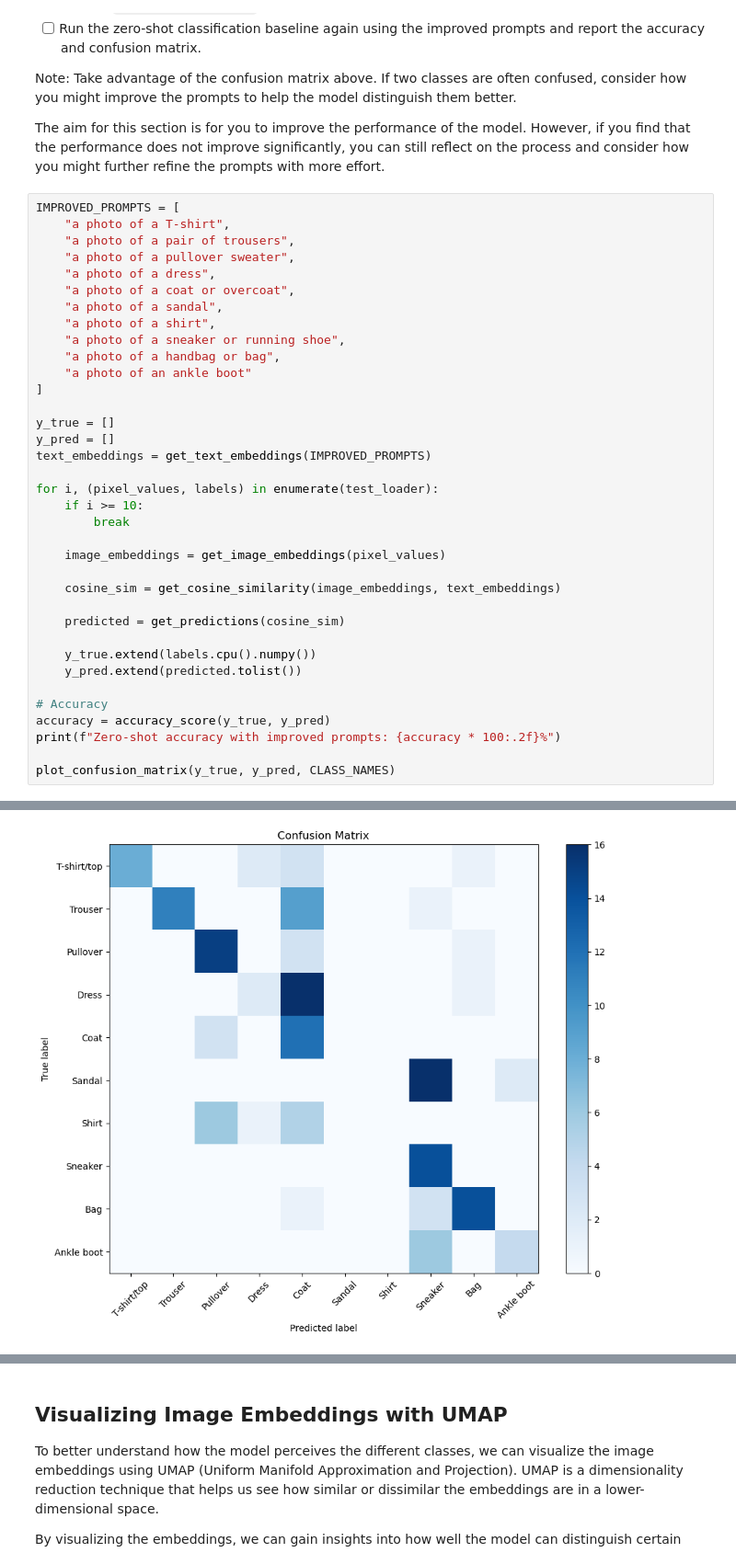
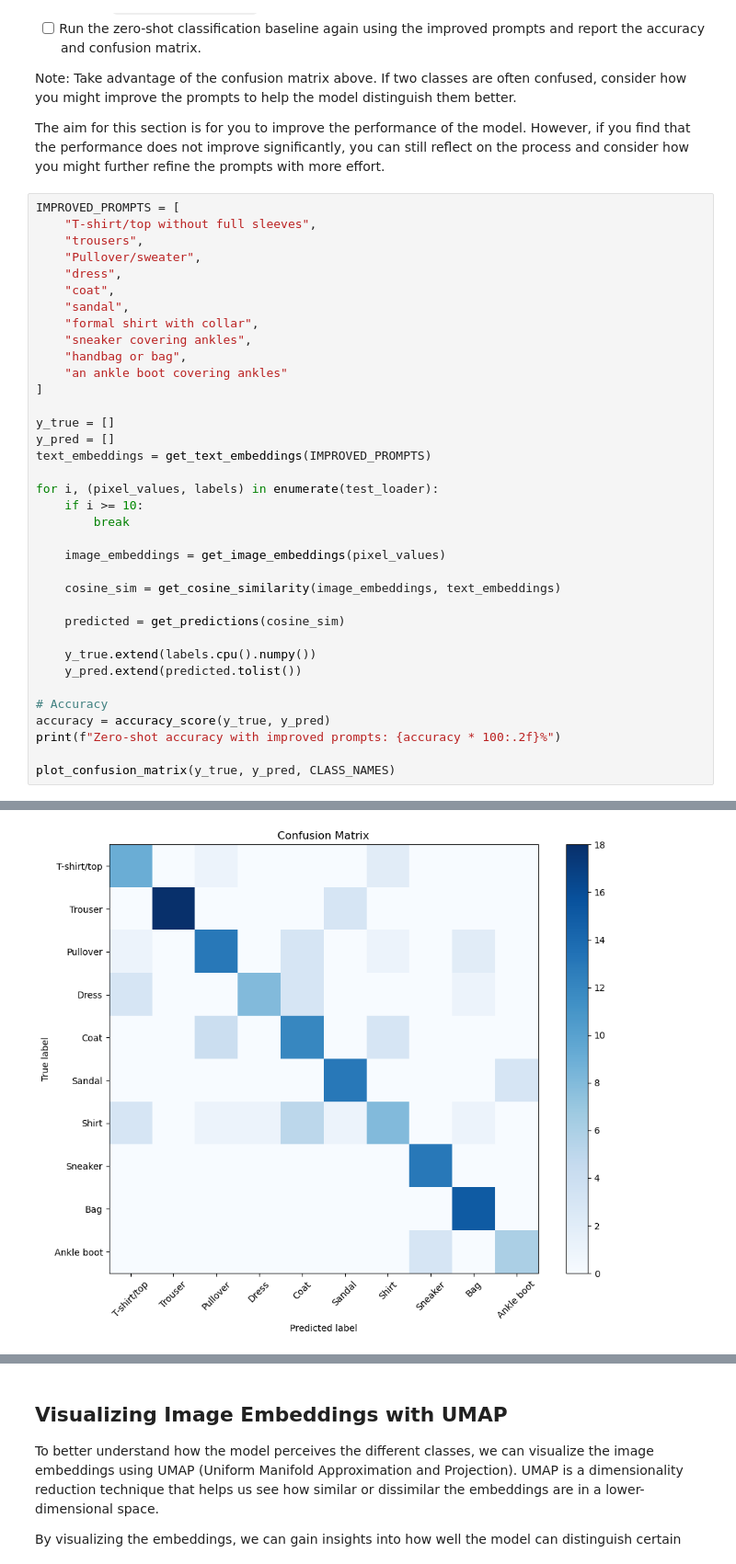
Before and after one commit to reachsneha02/deep_learning, a Jupyter notebook: 02_activities/assignments/assignment_2.ipynb, the cells around one changed output, grey strips where cells are left out. Shown at 92% size. Drawn from its saved outputs; the diff is of its cells as text.

```diff
--- a/02_activities/assignments/assignment_2.ipynb
+++ b/02_activities/assignments/assignment_2.ipynb
@@ -298,16 +298,16 @@ Note: Take advantage of the confusion matrix above. If two classes are often con
 The aim for this section is for you to improve the performance of the model. However, if you find that the performance does not improve significantly, you can still reflect on the process and consider how you might further refine the prompts with more effort.
 # %%
 IMPROVED_PROMPTS = [
-    "a photo of a T-shirt",
-    "a photo of a pair of trousers",
-    "a photo of a pullover sweater",
-    "a photo of a dress",
-    "a photo of a coat or overcoat",
-    "a photo of a sandal",
-    "a photo of a shirt",
-    "a photo of a sneaker or running shoe",
-    "a photo of a handbag or bag",
-    "a photo of an ankle boot"
+    "T-shirt/top without full sleeves",
+    "trousers",
+    "Pullover/sweater",
+    "dress",
+    "coat",
+    "sandal",
+    "formal shirt with collar",
+    "sneaker covering ankles",
+    "handbag or bag",
+    "an ankle boot covering ankles"
 ]
 
 y_true = []
@@ -337,4 +337,4 @@ Zero-shot accuracy with improved prompts: 50.00%
-[figure, old version]
+[figure, new version]
 # %% [markdown]
 Reflection: How did your detailed prompts affect the zero-shot classification performance? Did you see a significant improvement compared to the baseline? What insights did you gain about the model's understanding of the classes? Do you think that with more effort you could further improve the performance? If so, how?
 
```
Also changed, not shown: parts of 9 cells of this notebook.
